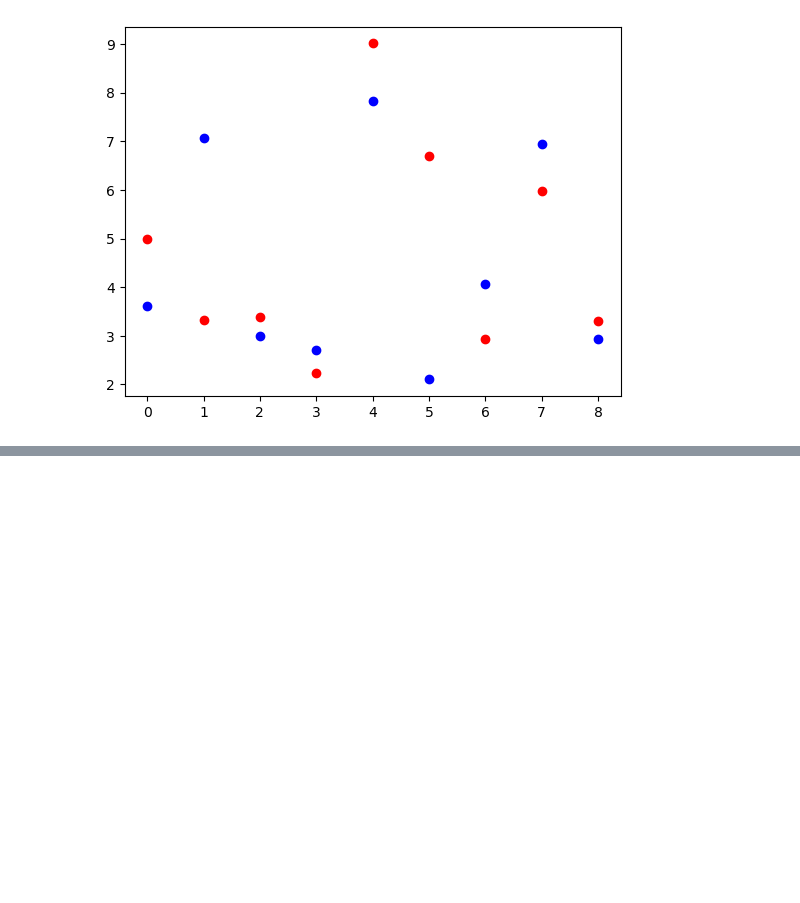
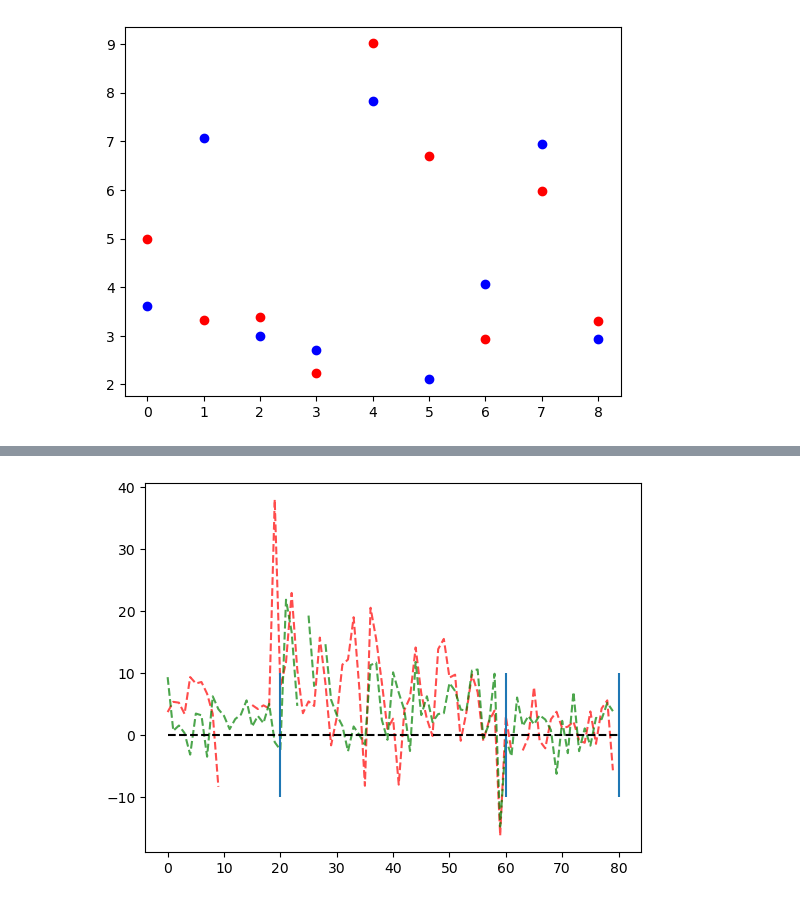
Before and after one commit to s-l-m/neural-modeling-23, a Jupyter notebook: plotting-ex2.ipynb, the cells around one changed output, grey strips where cells are left out. Saved outputs shown, nothing was run; the diff lists cells and outputs as text; code cells hidden in the pictures; blank space fills up the shorter version.

```diff
--- a/plotting-ex2.ipynb
+++ b/plotting-ex2.ipynb
@@ -275,0 +279,8 @@ plt.show()
+# %%
+plt.plot(interference_data_2[0,161:], 'r--', alpha=0.7)
+plt.plot(interference_data_1[0,161:], 'g--', alpha=0.7)
+plt.vlines(np.array(timestamps_interference[7:])-160*np.ones(3), -10, 10)
+plt.hlines([0], 0, 80, colors='black', linestyles='dashed')
+plt.show()
+# %% [output]
+[figure, added]
```
Also changed, not shown: parts of 5 cells of this notebook.
